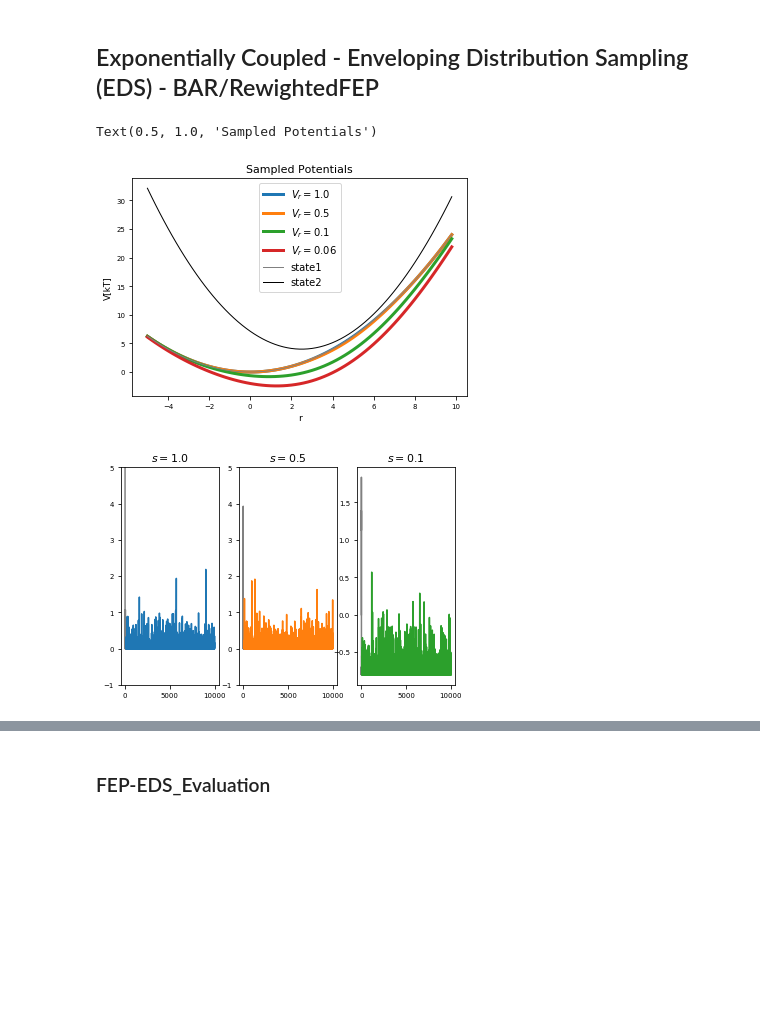
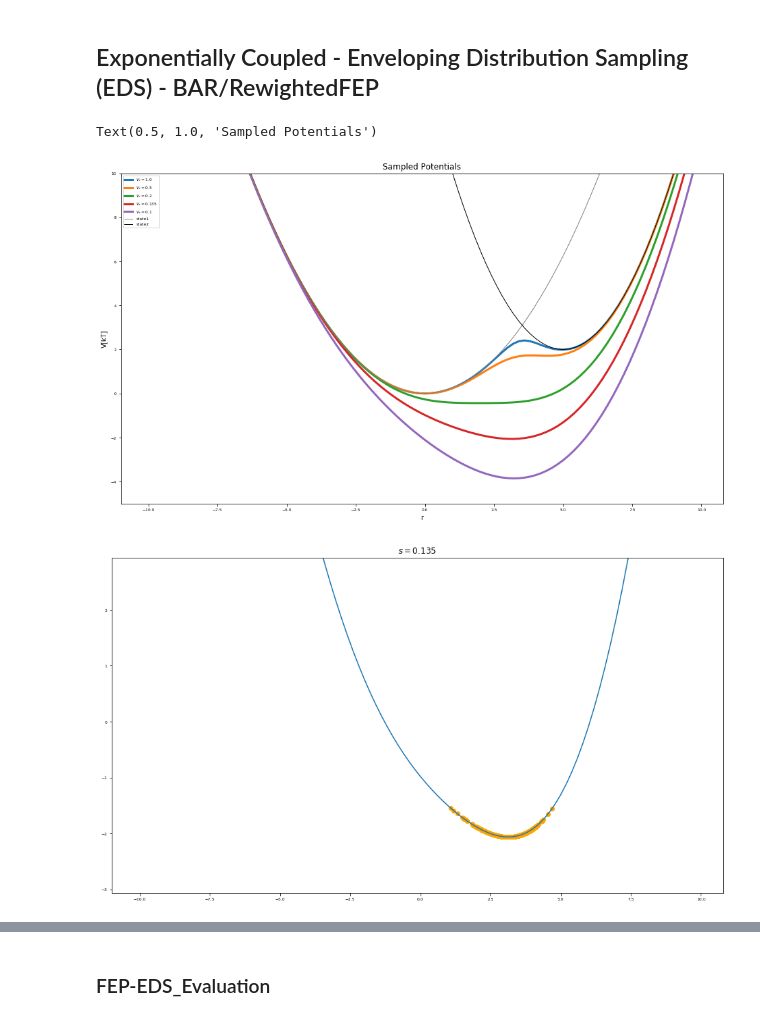
Before and after one commit to rinikerlab/Ensembler, a Jupyter notebook: examples/FreeEnergyCalculationSimulation.ipynb, the cells around one changed output, grey strips where cells are left out. Drawn from its saved outputs; the diff is of its cells as text; code cells hidden in the pictures; blank space fills up the shorter version.

```diff
--- a/examples/FreeEnergyCalculationSimulation.ipynb
+++ b/examples/FreeEnergyCalculationSimulation.ipynb
@@ -54,3 +75,12 @@ from ensembler.system.perturbed_system import perturbedSystem
 from ensembler.system.eds_system import edsSystem
 
 from ensembler.visualisation.plotSimulations import static_sim_plots
+
+from ensembler.conditions.box_conditions import periodicBoundaryCondition
+
+
+import matplotlib
+from ensembler.visualisation import style
+from ensembler.visualisation import plot_layout_settings
+for key, value in plot_layout_settings.items():
+    matplotlib.rcParams[key] = value
@@ -313,37 +517,42 @@ Difference: -0.29513711738305215
 # %%
 #Build Potential
 s=1
-V_eds = pot.exponentialCoupledPotentials(Va=h1, Vb=h2, s=s)
+V_eds = pot.envelopedPotential(V_is=[h1,h2] , s=s)
 
 s1 = 1.0
 s2 = 0.5
-s3 = 0.1
-s4 = 0.06
+s3 = 0.2
+s4 = 0.135
+s5 = 0.1
 
 #Visualize
-positions = np.arange(-5,10, 0.2)
+positions = np.arange(-10,10, 0.2)
+fig = plt.figure(figsize=[16,9])
 
-V_eds.set_s(s1)
+V_eds.s=s1
 plt.plot(positions,V_eds.ene(positions), lw=3, label="$V_r="+str(s1)+"$")
-V_eds.set_s(s2)
+V_eds.s=s2
 plt.plot(positions,V_eds.ene(positions), lw=3,  label="$V_r="+str(s2)+"$")
-V_eds.set_s(s3)
+V_eds.s=s3
 plt.plot(positions,V_eds.ene(positions), lw=3,  label="$V_r="+str(s3)+"$")
-V_eds.set_s(s4)
+V_eds.s=s4
 plt.plot(positions,V_eds.ene(positions), lw=3,  label="$V_r="+str(s4)+"$")
+V_eds.s=s5
+plt.plot(positions,V_eds.ene(positions), lw=3,  label="$V_r="+str(s5)+"$")
+
 
 plt.plot(positions,h1.ene(positions), label="state1", lw=1, color="grey")
 plt.plot(positions,h2.ene(positions), label="state2", lw=1, color="black")
 
 
 plt.legend()
-#plt.ylim([-2,10])
+plt.ylim([-5,10])
 #plt.xlim([-2,8])
 
 plt.ylabel("V[kT]")
 plt.xlabel("r")
 plt.title("Sampled Potentials")
 # %% [output]
 Text(0.5, 1.0, 'Sampled Potentials')
-[figure, old version]
+[figure, new version]
 # %%
@@ -371,27 +584,13 @@ state4_traj = system.getTrajectory()
-# %%
-#Visualisation
-fig, axes = plt.subplots(ncols=4)
-axes[0].plot(list(state1_traj.index[:equilibration_steps]), state1_traj.totEnergy[:equilibration_steps], c="grey")
-axes[0].plot(list(state1_traj.index[equilibration_steps:]), state1_traj.totEnergy[equilibration_steps:], c="C0")
-axes[0].set_ylim([-1,5])
-axes[0].set_title("$s = "+str(state1_traj.s[1])+"$")
-
-axes[1].plot(list(state2_traj.index[:equilibration_steps]), state2_traj.totEnergy[:equilibration_steps], c="grey")
-axes[1].plot(list(state2_traj.index[equilibration_steps:]), state2_traj.totEnergy[equilibration_steps:], c="C1")
-axes[1].set_ylim([-1,5])
-axes[1].set_title("$s =  "+str(state2_traj.s[1])+"$")
-
-axes[2].plot(list(state3_traj.index[:equilibration_steps]), state3_traj.totEnergy[:equilibration_steps], c="grey")
-axes[2].plot(list(state3_traj.index[equilibration_steps:]), state3_traj.totEnergy[equilibration_steps:], c="C2")
-#axes[2].set_ylim([-1,5])
-axes[2].set_title("$s =  "+str(state3_traj.s[1])+"$")
-
-axes[3].plot(list(state4_traj.index[:equilibration_steps]), state3_traj.totEnergy[:equilibration_steps], c="grey")
-axes[3].plot(list(state4_traj.index[equilibration_steps:]), state3_traj.totEnergy[equilibration_steps:], c="C2")
-#axes[2].set_ylim([-1,5])
-axes[3].set_title("$s =  "+str(state3_traj.s[1])+"$")
-
-
-pass
-# %% [output]
-[figure, removed]
+# %%
+fig, axes = plt.subplots(ncols=1, figsize=[16,9])
+axes = [axes]
+V_eds.s_i = s4
+ene =  V_eds.ene(positions)
+axes[0].plot(positions, ene, c="C0", )
+axes[0].scatter(list(state4_traj.position[equilibration_steps:]), state4_traj.totPotEnergy[equilibration_steps:], c="orange")
+axes[0].set_ylim([np.min(ene)-1,np.min(ene)+5])
+axes[0].set_title("$s = "+str(state4_traj.s[1])+"$")
+
+fig.savefig("EDS_sampling.png")
+# %% [output]
+[figure, added]
```
Also changed, not shown: parts of 57 cells of this notebook, 21 other files.
